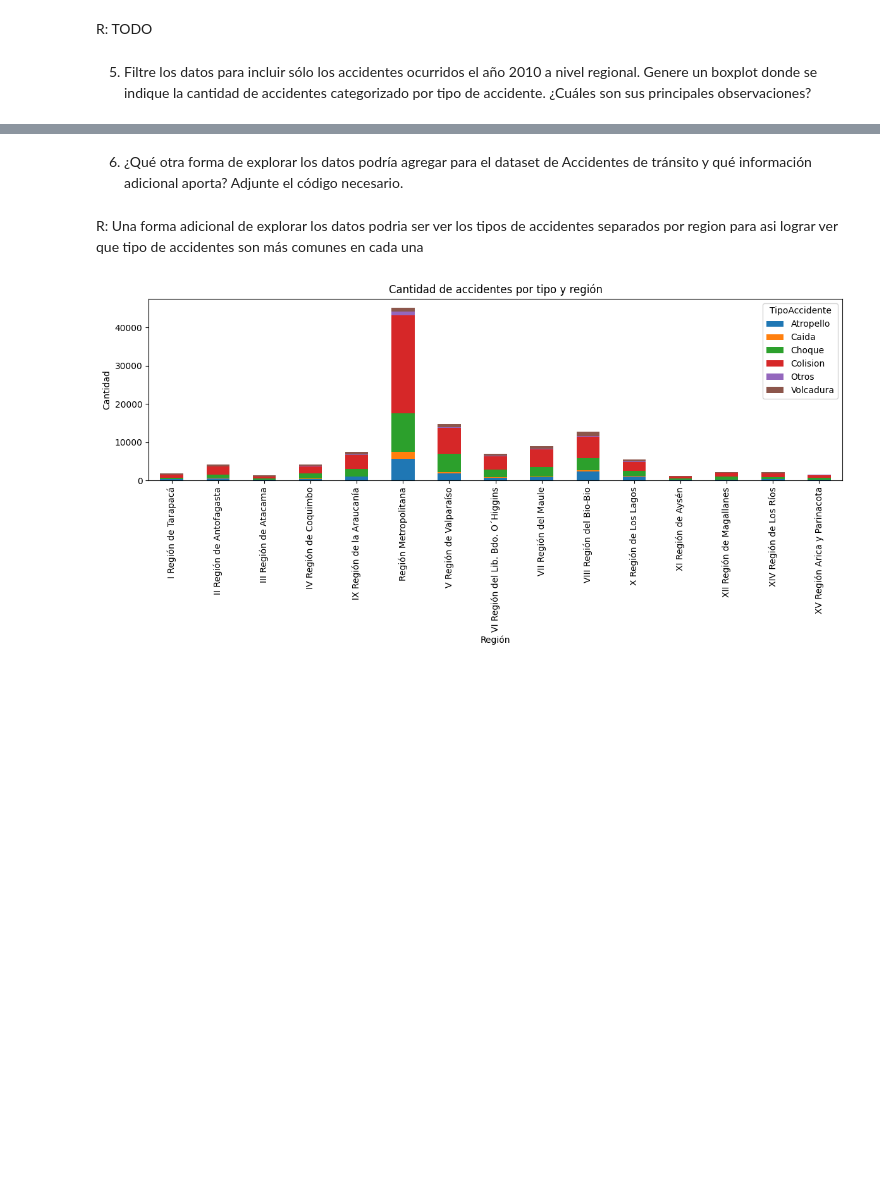
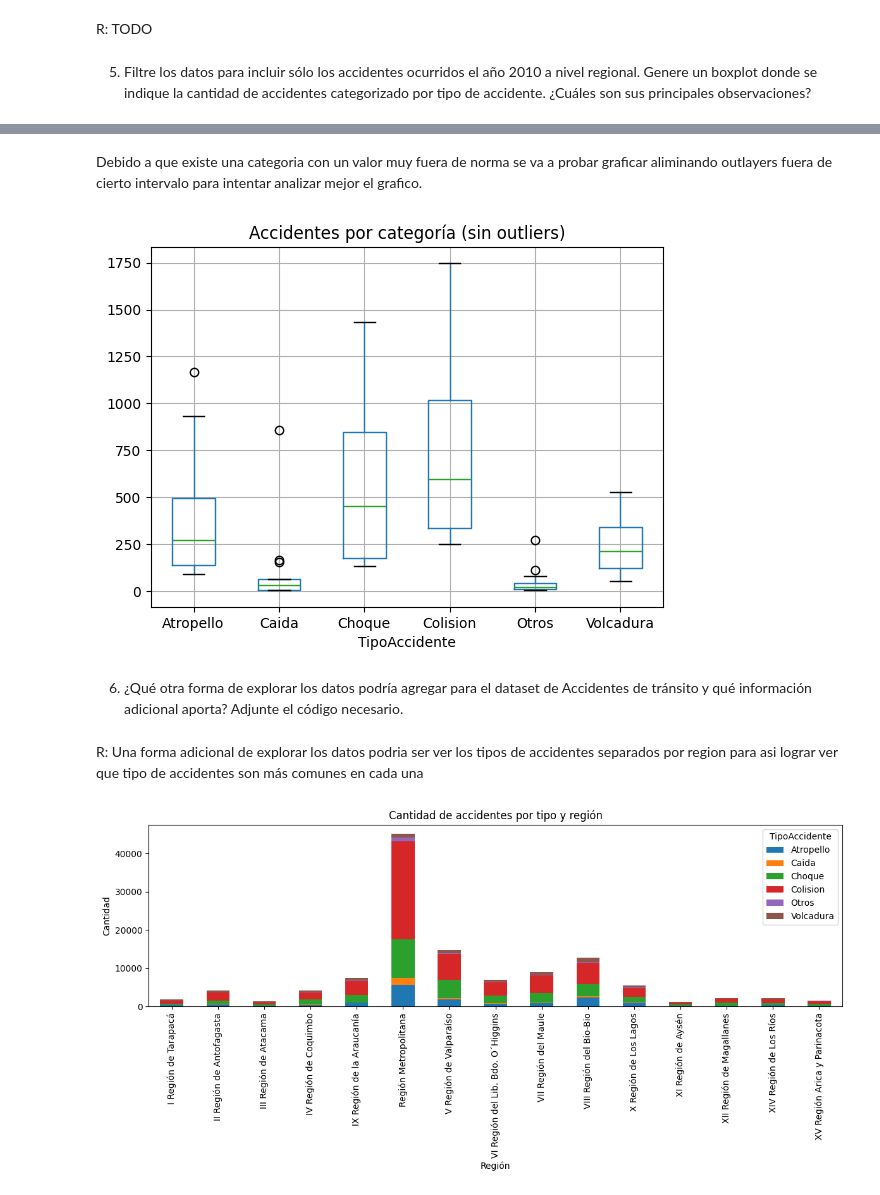
Before and after one commit to SebaSalasLvd/laboratorios-mineria, a Jupyter notebook: lab2/Laboratorio2.ipynb, the cells around one changed output, grey strips where cells are left out. Saved outputs shown, nothing was run; the diff lists cells and outputs as text; code cells hidden in the pictures; blank space fills up the shorter version.

```diff
--- a/lab2/Laboratorio2.ipynb
+++ b/lab2/Laboratorio2.ipynb
@@ -91,3 +95,25 @@ df_filtered_2010.boxplot(column='Cantidad', by='TipoAccidente')
+# %% [markdown]
+Debido a que existe una categoria con un valor muy fuera de norma se va a probar graficar aliminando outlayers fuera de cierto intervalo para intentar analizar mejor el grafico.
+# %%
+# Calcular cuartiles
+Q1 = df_filtered_2010['Cantidad'].quantile(0.25)
+Q3 = df_filtered_2010['Cantidad'].quantile(0.75)
+IQR = Q3 - Q1
+
+# Definir límites (fuera de esto = outlier)
+lower_bound = Q1 - 3 * IQR
+upper_bound = Q3 + 3 * IQR
+
+# Filtrar valores que estén dentro del rango
+df_no_outliers = df_filtered_2010[(df_filtered_2010['Cantidad'] >= lower_bound) &
+                                  (df_filtered_2010['Cantidad'] <= upper_bound)]
+
+df_no_outliers.boxplot(column='Cantidad', by='TipoAccidente')
+plt.title("Accidentes por categoría (sin outliers)")
+plt.suptitle("")
+plt.show()
+# %% [output]
+[figure, added]
 # %% [markdown]
 6. ¿Qué otra forma de explorar los datos podría agregar para el dataset de Accidentes de tránsito y qué información adicional aporta? Adjunte el código necesario.
 # %% [markdown]
```
Also changed, not shown: parts of 2 cells of this notebook.
